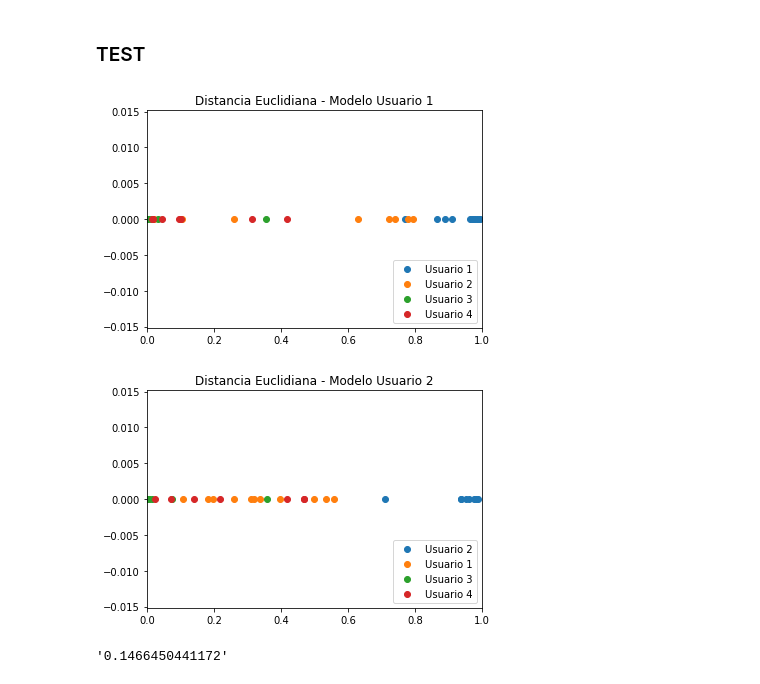
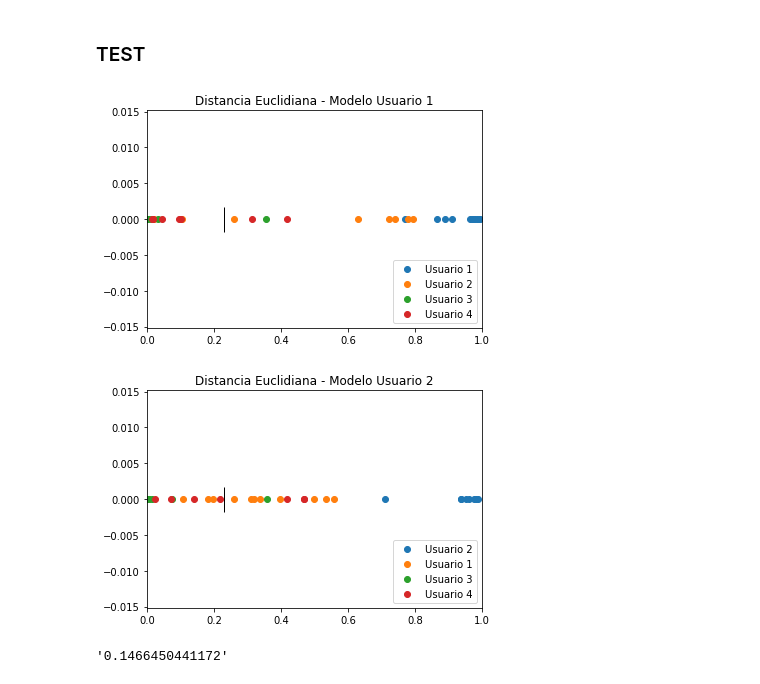
Before and after one commit to aronlo/tesis, a Jupyter notebook: euclidean_distance_final_metodology.ipynb, the cells around one changed output. Saved outputs shown, nothing was run; the diff lists cells and outputs as text; code cells hidden in the pictures.

Commit message:
added marker threshold

```diff
--- a/euclidean_distance_final_metodology.ipynb
+++ b/euclidean_distance_final_metodology.ipynb
@@ -751,26 +751,28 @@ plotCurveROC_Threshold( genuine_scores_test, impostor_scores_test, thresh_std, t
 # %%
 plt.title("Distancia Euclidiana - Modelo Usuario 1")
 
 sc1 = users_evaluation_dev.loc[(users_evaluation_dev.user_model == 1) & (users_evaluation_dev.user_id == 1), "std_score"]
 sc2 = users_evaluation_dev.loc[(users_evaluation_dev.user_model == 1) & (users_evaluation_dev.user_id == 2), "std_score"]
 sc3 = users_evaluation_dev.loc[(users_evaluation_dev.user_model == 1) & (users_evaluation_dev.user_id == 3), "std_score"]
 sc4 = users_evaluation_dev.loc[(users_evaluation_dev.user_model == 1) & (users_evaluation_dev.user_id == 4), "std_score"]
 
 y1 = np.zeros(len(sc1))
 y2 = np.zeros(len(sc2))
 y3 = np.zeros(len(sc3))
 y4 = np.zeros(len(sc4))
 
 plt.scatter(sc1, y1, label = "Usuario 1")
 plt.scatter(sc2, y2, label = "Usuario 2")
 plt.scatter(sc3, y3, label = "Usuario 3")
 plt.scatter(sc4, y4, label = "Usuario 4")
 
+plt.plot(0.23072056, 0, marker= "|", color = "blacK", markersize= 25)
+
 plt.legend(loc = 'lower right')
 plt.xlim([0, 1])
 plt.show()
 # %% [output]
-[figure, old version]
+[figure, new version]
 # %%
 plt.title("Distancia Euclidiana - Modelo Usuario 2")
 
@@ -789,11 +791,13 @@ plt.scatter(sc1, y1, label = "Usuario 1")
 plt.scatter(sc3, y3, label = "Usuario 3")
 plt.scatter(sc4, y4, label = "Usuario 4")
 
+plt.plot(0.23072056, 0, marker= "|", color = "blacK", markersize= 25)
+
 plt.legend(loc = 'lower right')
 plt.xlim([0, 1])
 plt.show()
 # %% [output]
-[figure, old version]
+[figure, new version]
 # %%
 a = users_evaluation_test.min()["score"]
 
```
Also changed, not shown: 3 other files.
